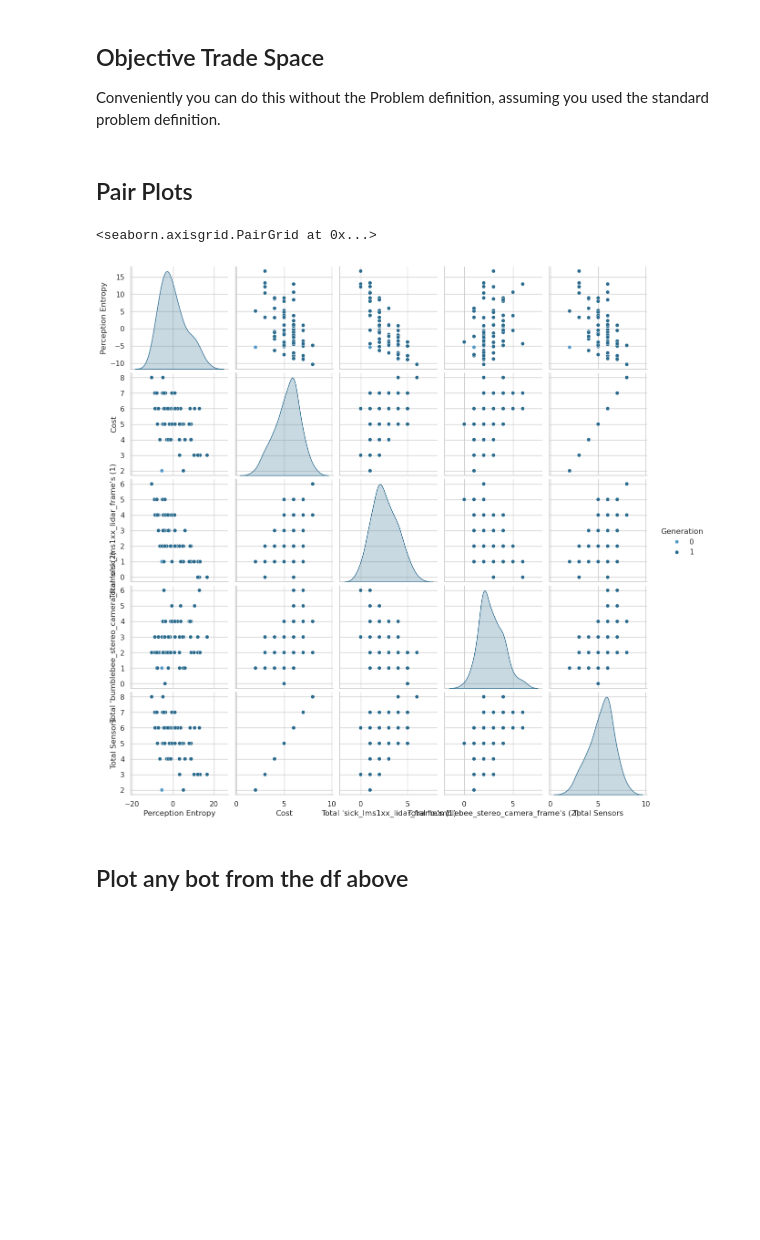
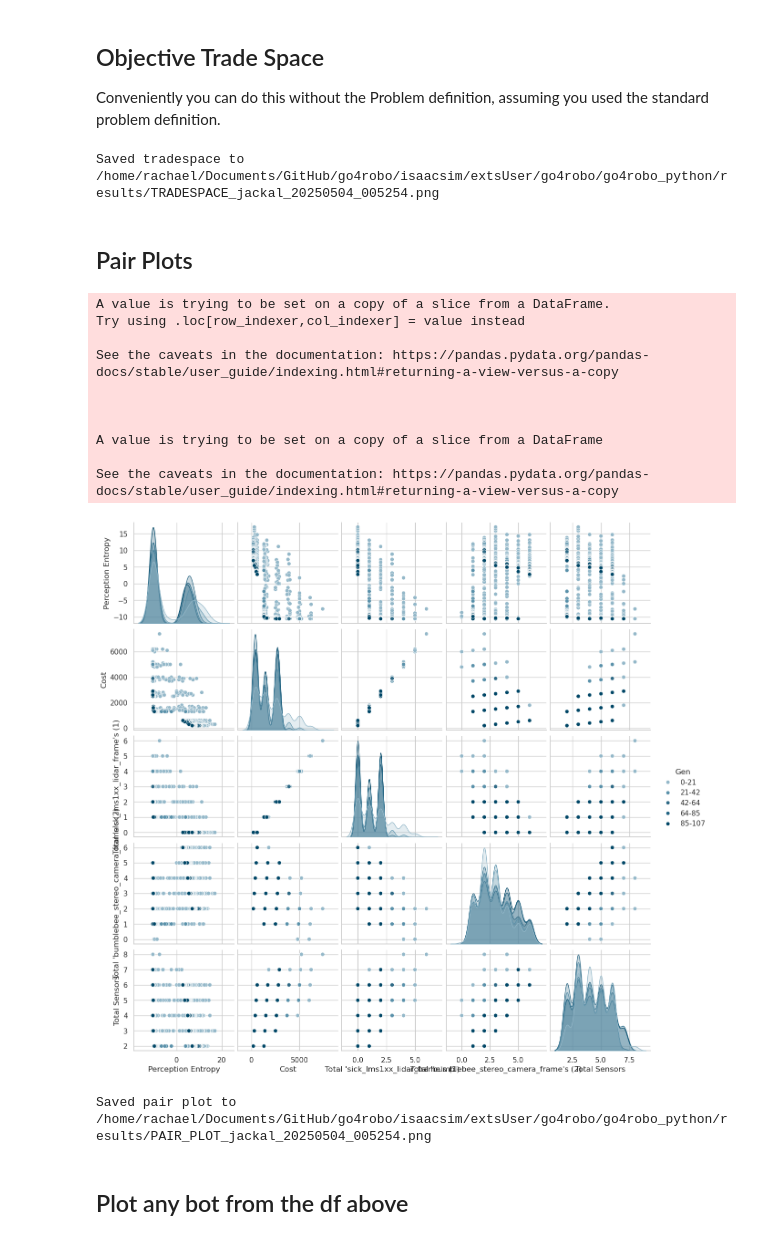
Before and after one commit to robosquiggles/go4robo, a Jupyter notebook: 3d_gen_introspect.ipynb, the cells around one changed output. Saved outputs shown, nothing was run; the diff lists cells and outputs as text; code cells hidden in the pictures; blank space fills up the shorter version.

Commit message:
Improved visuals

```diff
--- a/3d_gen_introspect.ipynb
+++ b/3d_gen_introspect.ipynb
@@ -65,7 +69,8 @@ run_id = f"{robot_name}_{run_date_string}_{run_time_string}"
 # %% [markdown]
 ### Problem from the JSON
 # %%
-json_prolem_path = f"/home/rachael/Documents/GitHub/go4robo/isaacsim/extsUser/go4robo/go4robo_python/results/problem_{run_id}.json" # This will contain the prior design at problem.prior_bot
+results_dir = f"/home/rachael/Documents/GitHub/go4robo/isaacsim/extsUser/go4robo/go4robo_python/results/"
+json_prolem_path = f"{results_dir}problem_{run_id}.json" # This will contain the prior design at problem.prior_bot
 
 problem_json_dict = json.load(open(json_prolem_path, 'r'))
 
@@ -121,18 +127,51 @@ plot_tradespace(df)
+# %%
+# Save the objective trade space figure as a PNG
+output_path = os.path.join(results_dir, f"TRADESPACE_{run_id}.png")
+obj_trade_fig.write_image(output_path)
+print(f"Saved tradespace to {output_path}")
+# %% [output]
+Saved tradespace to /home/rachael/Documents/GitHub/go4robo/isaacsim/extsUser/go4robo/go4robo_python/results/TRADESPACE_jackal_20250504_005254.png
 # %% [markdown]
 ## Pair Plots
 # %%
 import seaborn as sns
 sns.set_style("whitegrid")
 sns.set_context("notebook", font_scale=1)
+sns_blues = sns.color_palette(color_scale_blue)
+sns.set_palette(sns_blues)
 
 pair_plot_df = df[["Generation", "Perception Entropy", "Cost"] + new_headers]
-sns.pairplot(pair_plot_df,
-             hue="Generation",
-             diag_kind="kde",
-             palette="PuBu_d")
+# Bin generations into 5 groups and label each bin "X-Y"
+gen_cat = pd.cut(pair_plot_df["Generation"], bins=5, include_lowest=True)
+bin_labels = [f"{int(interval.left)}-{int(interval.right)}" for interval in gen_cat.cat.categories]
+pair_plot_df["Gen"] = gen_cat.cat.rename_categories(bin_labels)
+pair_plot_df.drop(columns=["Generation"], inplace=True)
+
+pair_plot_fig = sns.pairplot(
+    pair_plot_df,
+    hue="Gen",
+    diag_kind="kde",
+    palette=sns_blues
+    )
 # %% [output]
-<seaborn.axisgrid.PairGrid at 0x...>
+A value is trying to be set on a copy of a slice from a DataFrame.
+Try using .loc[row_indexer,col_indexer] = value instead
+
+See the caveats in the documentation: https://pandas.pydata.org/pandas-docs/stable/user_guide/indexing.html#returning-a-view-versus-a-copy
+
+
+
+A value is trying to be set on a copy of a slice from a DataFrame
+
+See the caveats in the documentation: https://pandas.pydata.org/pandas-docs/stable/user_guide/indexing.html#returning-a-view-versus-a-copy
-[figure, old version]
+[figure, new version]
+# %%
+# Save the pair plot figure as a PNG
+output_path = os.path.join(results_dir, f"PAIR_PLOT_{run_id}.png")
+pair_plot_fig.savefig(output_path, dpi=400)
+print(f"Saved pair plot to {output_path}")
+# %% [output]
+Saved pair plot to /home/rachael/Documents/GitHub/go4robo/isaacsim/extsUser/go4robo/go4robo_python/results/PAIR_PLOT_jackal_20250504_005254.png
 # %% [markdown]
 ## Plot any bot from the df above
 # %% [markdown]
```
Also changed, not shown: parts of 9 cells of this notebook, 1 other file.
